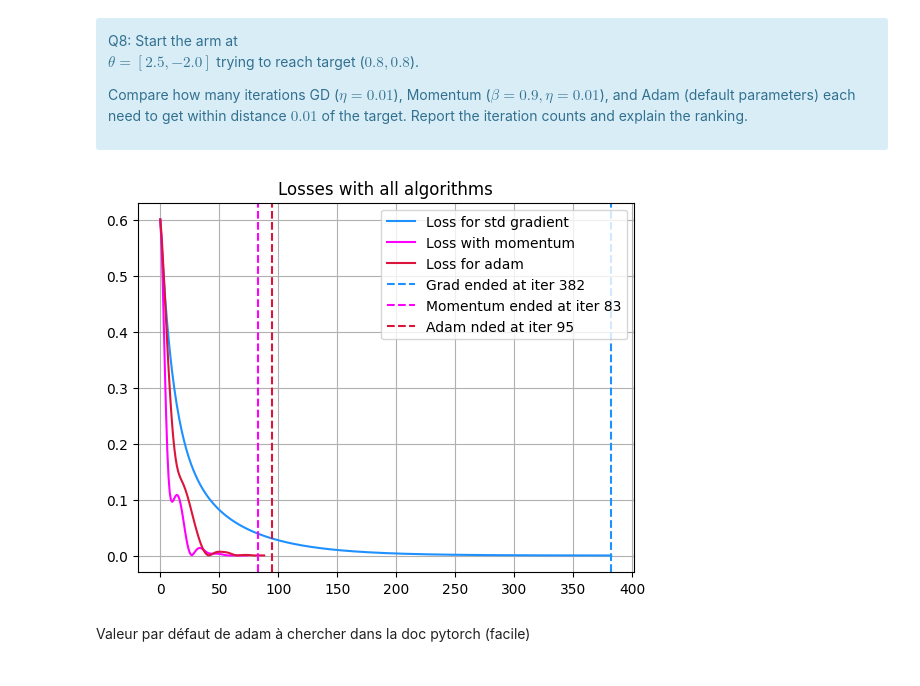
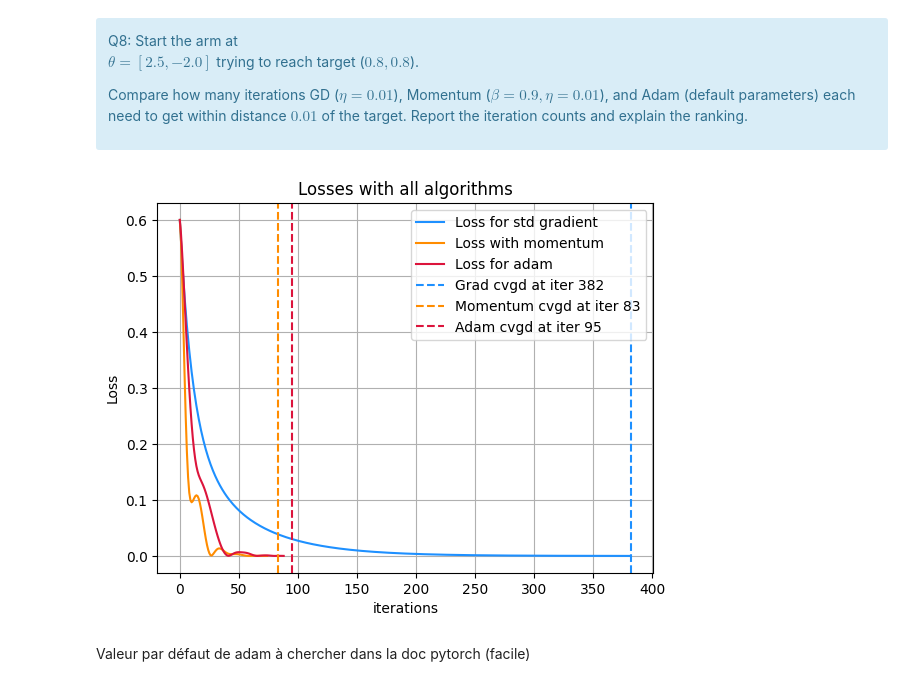
Before and after one commit to nnniels/SDD-stochastic, a Jupyter notebook: notebooks/control_BE.ipynb, the cells around one changed output. Cells and saved outputs as stored; diff of their text form; code cells hidden in the pictures.

```diff
--- a/notebooks/control_BE.ipynb
+++ b/notebooks/control_BE.ipynb
@@ -840,28 +844,29 @@ _, loss_hist_adam, ee_traj_adam,_, _ = adam_gradient_descent(theta_init,
 # %%
 # loss is distance sqared
 distance = 0.01
 loss_criteria = distance**2
 # compute iteration needed
 i = np.arange(0, n_max_iter+1)
 i_grad = i[loss_hist_grad > loss_criteria]
 i_momentum = i[loss_hist_momentum > loss_criteria]
 i_adam = i[loss_hist_adam > loss_criteria]
 
 # plot
 plt.figure()
 plt.title("Losses with all algorithms")
 plt.plot(loss_hist_grad[loss_hist_grad > loss_criteria], label=f"Loss for std gradient", color="dodgerblue")
-plt.plot(loss_hist_momentum[loss_hist_momentum > loss_criteria], label=f"Loss with momentum", color="magenta")
+plt.plot(loss_hist_momentum[loss_hist_momentum > loss_criteria], label=f"Loss with momentum", color="darkorange")
 plt.plot(loss_hist_adam[loss_hist_adam > loss_criteria], label=f"Loss for adam", color="crimson")
-plt.axvline(x = i_grad[-1], color = 'dodgerblue', linestyle="--", label = f'Grad ended at iter {i_grad[-1]}')
-plt.axvline(x = i_momentum[-1], color = 'magenta', linestyle="--", label = f'Momentum ended at iter {i_momentum[-1]}')
-plt.axvline(x = i_adam[-1], color = 'crimson', linestyle="--", label = f'Adam nded at iter {i_adam[-1]}')
-
+plt.axvline(x = i_grad[-1], color = 'dodgerblue', linestyle="--", label = f'Grad cvgd at iter {i_grad[-1]}')
+plt.axvline(x = i_momentum[-1], color = 'darkorange', linestyle="--", label = f'Momentum cvgd at iter {i_momentum[-1]}')
+plt.axvline(x = i_adam[-1], color = 'crimson', linestyle="--", label = f'Adam cvgd at iter {i_adam[-1]}')
+plt.xlabel("iterations")
+plt.ylabel("Loss")
 plt.grid()
 plt.legend()
 plt.show()
 # %% [output]
-[figure, old version]
+[figure, new version]
 # %% [markdown]
 Valeur par défaut de adam à chercher dans la doc pytorch (facile)
 # %% [markdown]
```
Also changed, not shown: parts of 11 cells of this notebook.
